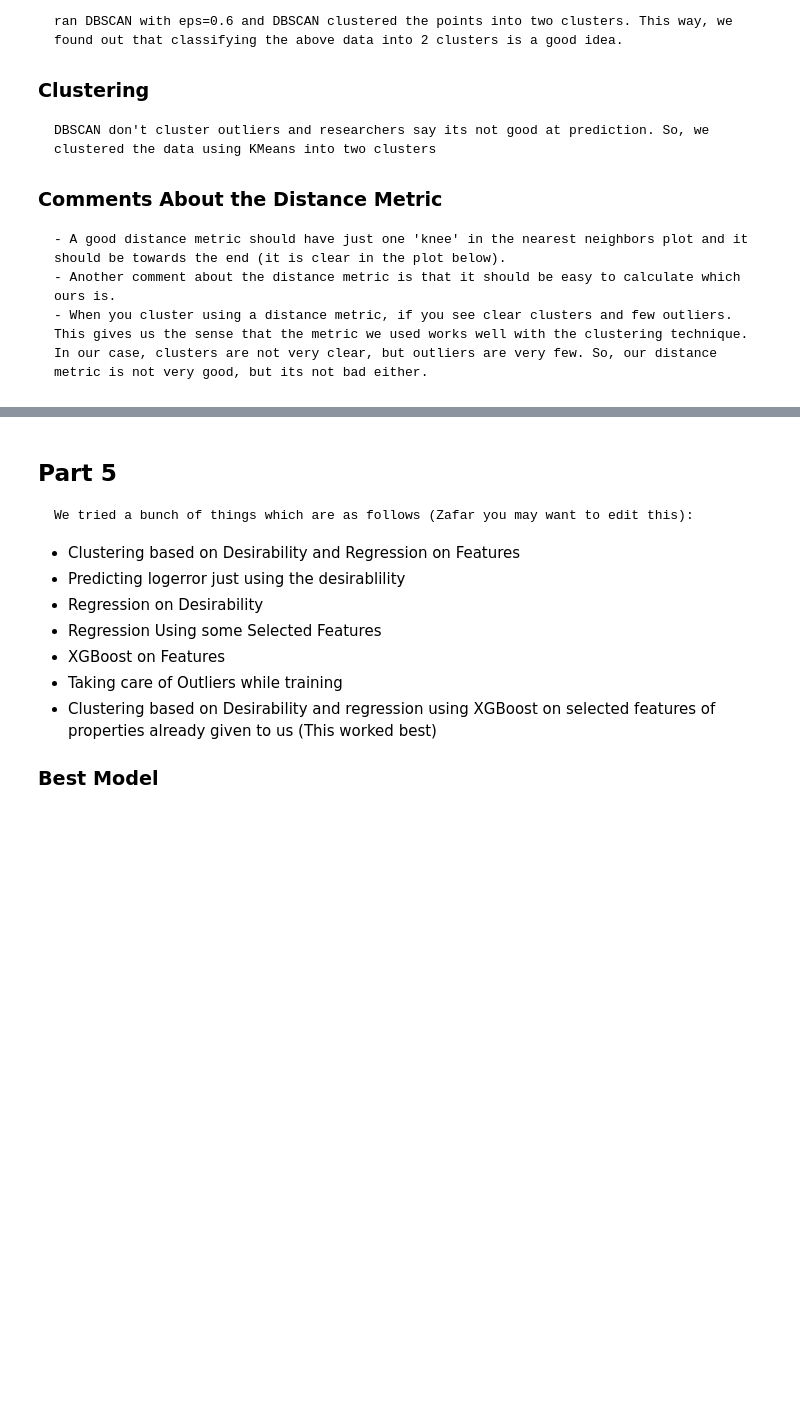
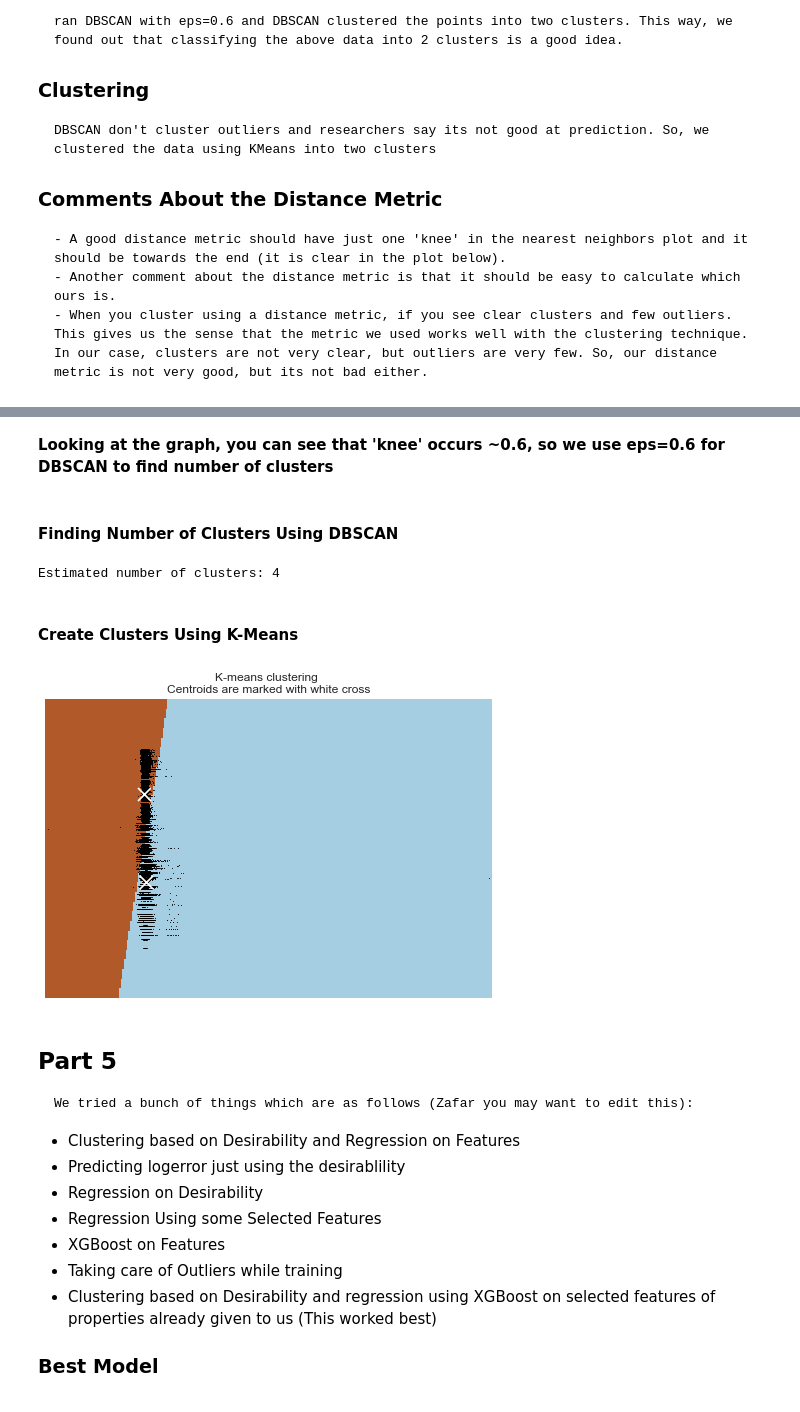
Before and after one commit to xilenteyex/CSE519-2017-111195374, a Jupyter notebook: HW3/HW3.ipynb, the cells around one changed output, grey strips where cells are left out. Saved outputs shown, nothing was run; the diff lists cells and outputs as text; code cells hidden in the pictures; blank space fills up the shorter version.

```diff
--- a/HW3/HW3.ipynb
+++ b/HW3/HW3.ipynb
@@ -265,3 +363,53 @@ sns.plt.show()
+# %% [markdown]
+**Looking at the graph, you can see that 'knee' occurs ~0.6, so we use eps=0.6 for DBSCAN to find number of clusters**
+# %% [markdown]
+#### Finding Number of Clusters Using DBSCAN
+# %%
+eps = 0.2
+db = DBSCAN(eps=eps).fit(cluster_pt_arr)
+labels = db.labels_
+n_clusters = len(set(labels)) - (1 if -1 in labels else 0)
+print('Estimated number of clusters: %d' % n_clusters)
+# %% [output]
+Estimated number of clusters: 4
+# %% [markdown]
+#### Create Clusters Using K-Means
+# %%
+kmeans = KMeans(n_clusters=n_clusters, random_state=0).fit(cluster_pt_arr)
+# Plot the decision boundary. For that, we will assign a color to each
+h = 0.2
+x_min, x_max = cluster_pt_arr[:, 0].min() - 1, cluster_pt_arr[:, 0].max() + 1
+y_min, y_max = cluster_pt_arr[:, 1].min() - 1, cluster_pt_arr[:, 1].max() + 1
+xx, yy = np.meshgrid(np.arange(x_min, x_max, h), np.arange(y_min, y_max, h))
+
+# Obtain labels for each point in mesh. Use last trained model.
+Z = kmeans.predict(np.c_[xx.ravel(), yy.ravel()])
+
+# Put the result into a color plot
+Z = Z.reshape(xx.shape)
+plt.figure(1)
+plt.clf()
+plt.imshow(Z, interpolation='nearest',
+           extent=(xx.min(), xx.max(), yy.min(), yy.max()),
+           cmap=plt.cm.Paired,
+           aspect='auto', origin='lower')
+
+plt.plot(cluster_pt_arr[:, 0], cluster_pt_arr[:, 1], 'k.', markersize=2)
+
+# Plot the centroids as a white X
+centroids = kmeans.cluster_centers_
+plt.scatter(centroids[:, 0], centroids[:, 1],
+            marker='x', s=169, linewidths=3,
+            color='w', zorder=10)
+plt.title('K-means clustering \n'
+          'Centroids are marked with white cross')
+plt.xlim(x_min, x_max)
+plt.ylim(y_min, y_max)
+plt.xticks(())
+plt.yticks(())
+plt.show()
+# %% [output]
+[figure, added]
 # %% [markdown]
 ## Part 5
     We tried a bunch of things which are as follows (Zafar you may want to edit this):
```
Also changed, not shown: parts of 13 cells of this notebook.
